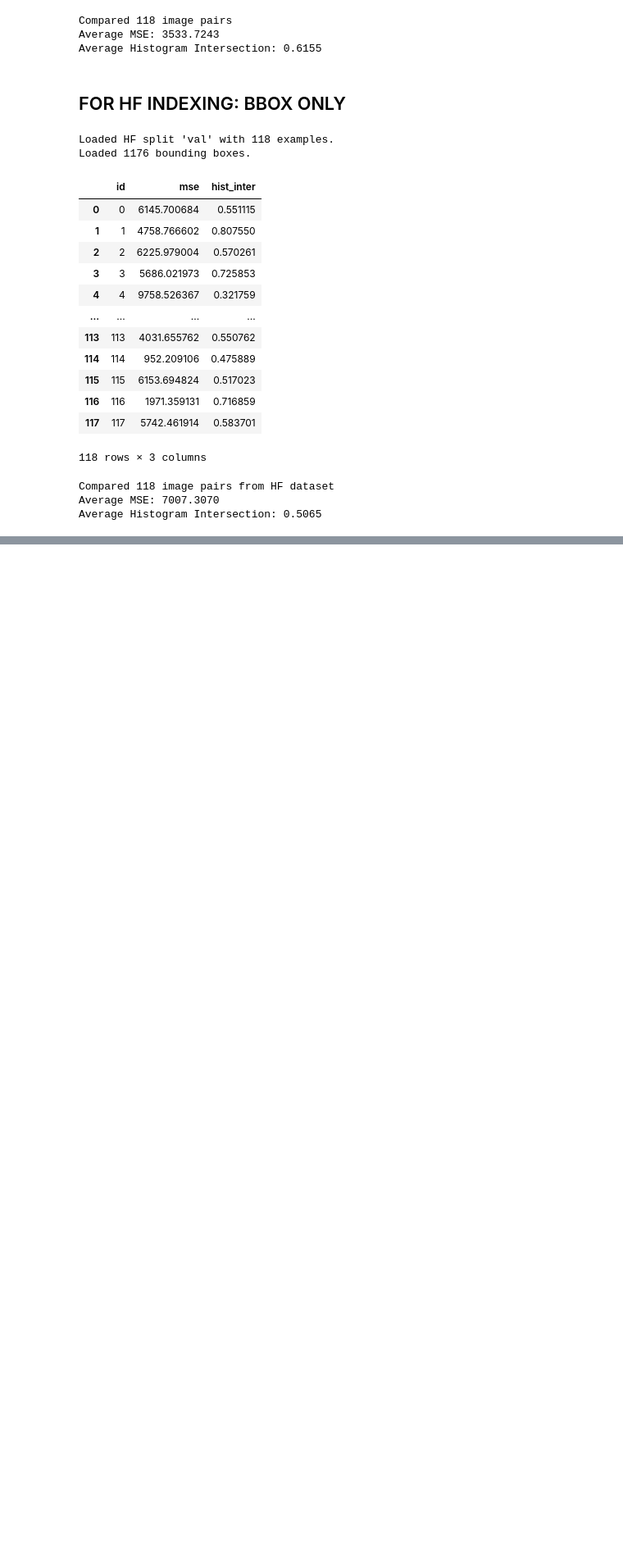
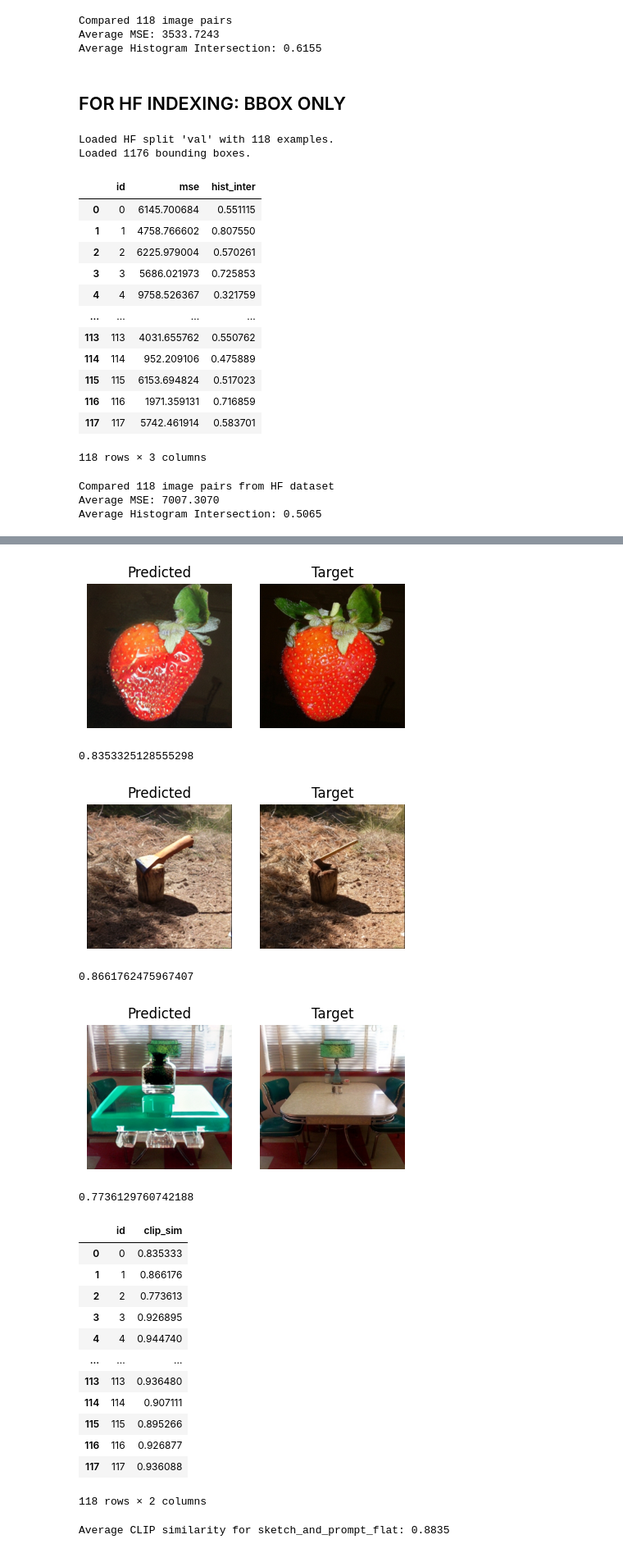
Before and after one commit to anya-ji/multi-modal-image-edit, a Jupyter notebook: evaluate.ipynb, the cells around one changed output, grey strips where cells are left out. Shown at 82% size. Saved outputs shown, nothing was run; the diff lists cells and outputs as text; code cells hidden in the pictures; blank space fills up the shorter version.

Commit message:
added flattened sketch+prompt zip; cilp and fid evals

```diff
--- a/evaluate.ipynb
+++ b/evaluate.ipynb
@@ -7,7 +7,7 @@ import glob
 from PIL import Image
 
 # Input parameters
-source_root = "dataset/images"
+source_root = "sampled"
 target_dir = "ground_truth"             # where to copy renamed ground truth images
 
 # Create the output directory if needed
@@ -70,8 +87,8 @@ Removed 1132 files from baseline_predictions_nomask not in textonly ID list.
 import os
 from PIL import Image
 
-source_root = "textonly_predictions"
-target_dir = "textonly_flat"
+source_root = "ip2p/results"
+target_dir = "ip2p_flat"
 os.makedirs(target_dir, exist_ok=True)
 
 converted = 0
@@ -480,0 +551,62 @@ Average Histogram Intersection: 0.5065
+# %%
+from datasets import load_dataset
+dataset = load_dataset("anya-ji/multi-modal-image-edit", split="val")
+targets = [item['edited_image'] for item in dataset]
+# %%
+from tqdm.auto import tqdm
+import matplotlib.pyplot as plt
+import pandas as pd
+
+predictions_dir = "sketch_and_prompt_flat"
+rows = []
+
+for i in tqdm(range(len(targets))):
+    pred_path = os.path.join(predictions_dir, f"{i}.png")
+    pred_img = Image.open(pred_path)
+    target_img = targets[i]
+
+    pred_emb = get_clip_embeddings(pred_img)
+    target_emb = get_clip_embeddings(target_img)
+
+    cos_sim = torch.nn.functional.cosine_similarity(pred_emb.unsqueeze(0), target_emb.unsqueeze(0))
+
+    if i < 3:
+        fig, (ax1, ax2) = plt.subplots(1, 2, figsize=(5,3))
+        ax1.imshow(pred_img)
+        ax1.set_title('Predicted')
+        ax1.axis('off')
+        ax2.imshow(target_img)
+        ax2.set_title('Target')
+        ax2.axis('off')
+        plt.show()
+        print(cos_sim.item())
+
+    rows.append({
+        "id": i,
+        "clip_sim": cos_sim.item()
+    })
+
+clip_df = pd.DataFrame(rows)
+display(clip_df)
+print(f"\nAverage CLIP similarity for {predictions_dir}: {clip_df['clip_sim'].mean():.4f}")
+# %% [output]
+[figure, added]
+0.8353325128555298
+[figure, added]
+0.8661762475967407
+[figure, added]
+0.7736129760742188
+|  | id | clip_sim |
+| 0 | 0 | 0.835333 |
+| 1 | 1 | 0.866176 |
+| 2 | 2 | 0.773613 |
+| 3 | 3 | 0.926895 |
+| 4 | 4 | 0.944740 |
+| ... | ... | ... |
+| 113 | 113 | 0.936480 |
+| 114 | 114 | 0.907111 |
+| 115 | 115 | 0.895266 |
+| 116 | 116 | 0.926877 |
+| 117 | 117 | 0.936088 |
+118 rows × 2 columns
+Average CLIP similarity for sketch_and_prompt_flat: 0.8835
```
Also changed, not shown: parts of 12 cells of this notebook, 2 other files.
